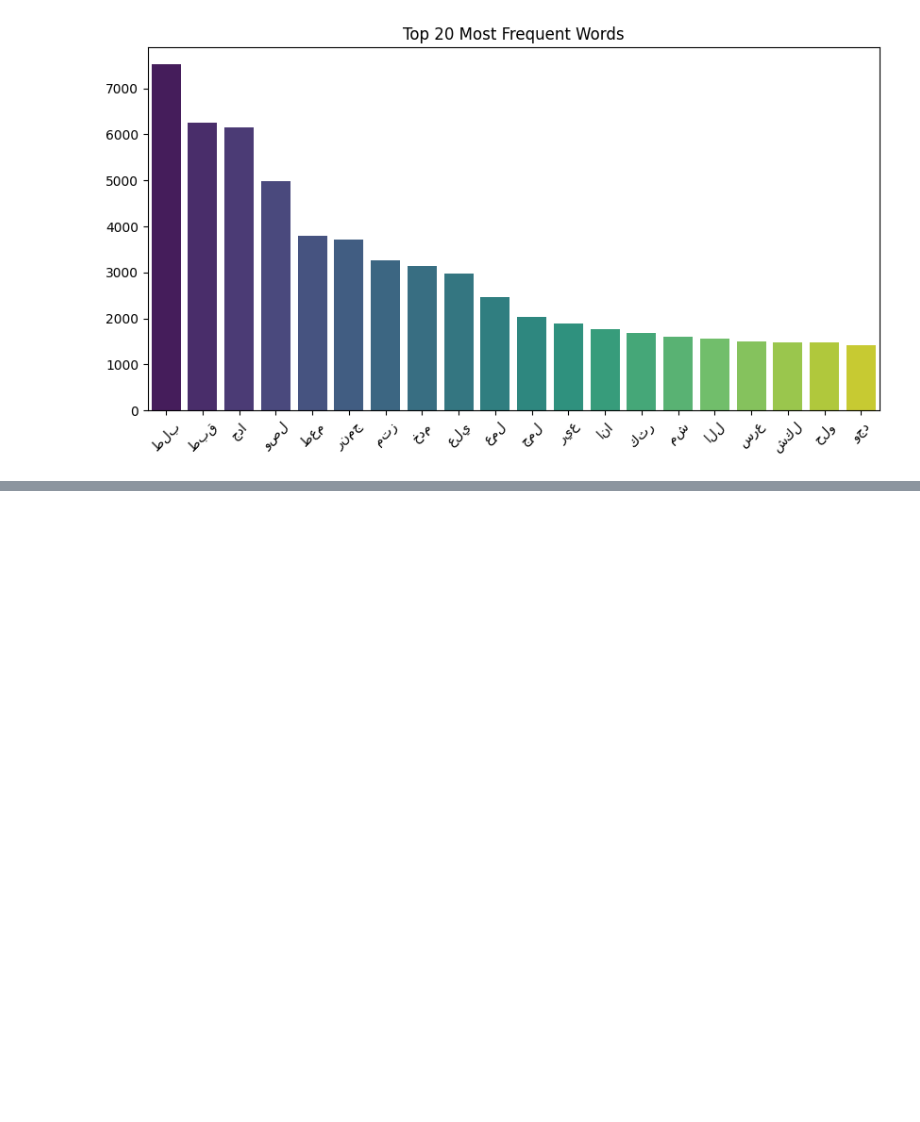
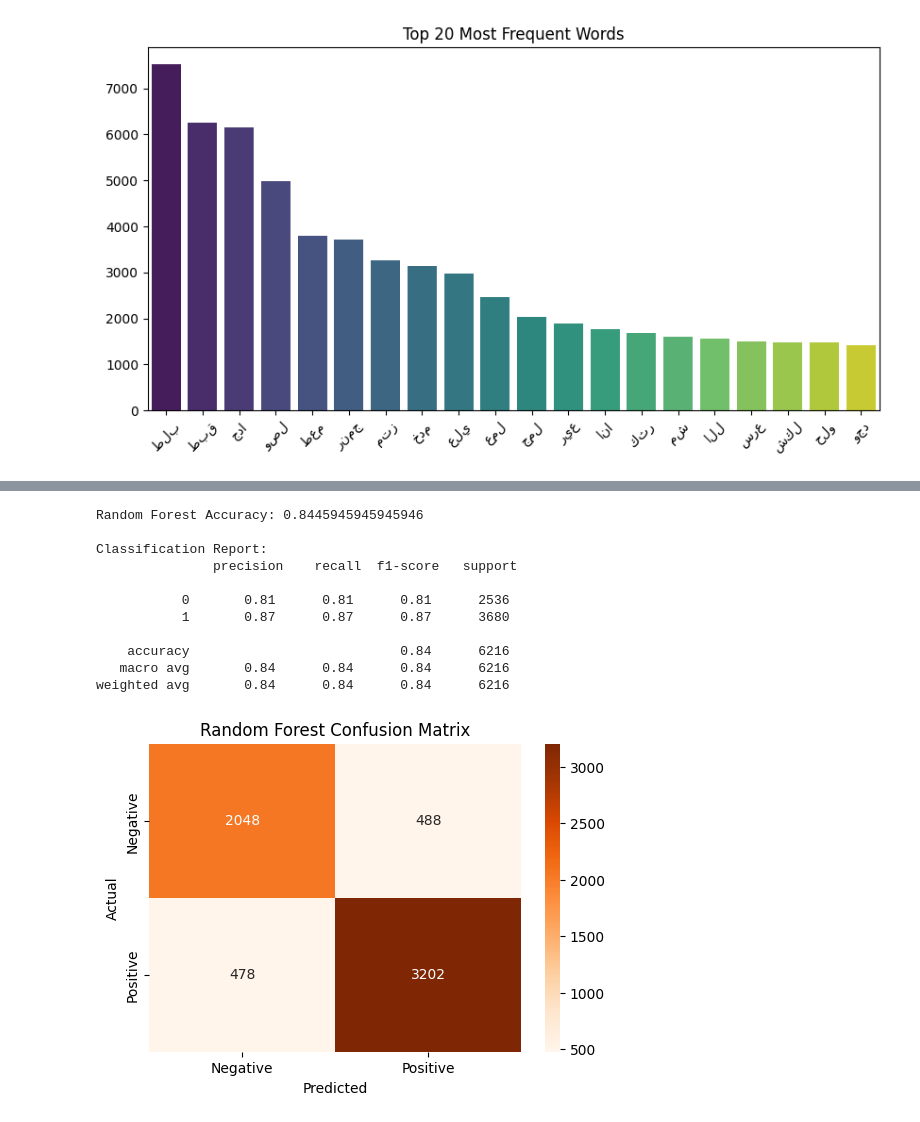
Before and after one commit to YoussefDiaa1/Project-ITI, a Jupyter notebook: Arabic.ipynb, the cells around one changed output, grey strips where cells are left out. Drawn from its saved outputs; the diff is of its cells as text; code cells hidden in the pictures; blank space fills up the shorter version.

```diff
--- a/Arabic.ipynb
+++ b/Arabic.ipynb
@@ -213,0 +315,33 @@ X_test_vec = vectorizer.transform(X_test)
+# %%
+from sklearn.ensemble import RandomForestClassifier
+from sklearn.metrics import accuracy_score, classification_report, confusion_matrix
+import seaborn as sns
+import matplotlib.pyplot as plt
+rf_model = RandomForestClassifier(n_estimators=200, random_state=42)
+rf_model.fit(X_train, y_train)
+y_pred_rf = rf_model.predict(X_test)
+print("Random Forest Accuracy:", accuracy_score(y_test, y_pred_rf))
+print("\nClassification Report:\n", classification_report(y_test, y_pred_rf))
+# Confusion Matrix
+cm = confusion_matrix(y_test, y_pred_rf)
+plt.figure(figsize=(6,4))
+sns.heatmap(cm, annot=True, fmt="d", cmap="Oranges",
+            xticklabels=["Negative","Positive"],
+            yticklabels=["Negative","Positive"])
+plt.xlabel("Predicted")
+plt.ylabel("Actual")
+plt.title("Random Forest Confusion Matrix")
+plt.show()
+# %% [output]
+Random Forest Accuracy: 0.8445945945945946
+
+Classification Report:
+               precision    recall  f1-score   support
+
+           0       0.81      0.81      0.81      2536
+           1       0.87      0.87      0.87      3680
+
+    accuracy                           0.84      6216
+   macro avg       0.84      0.84      0.84      6216
+weighted avg       0.84      0.84      0.84      6216
+[figure, added]
```
Also changed, not shown: parts of 5 cells of this notebook.
